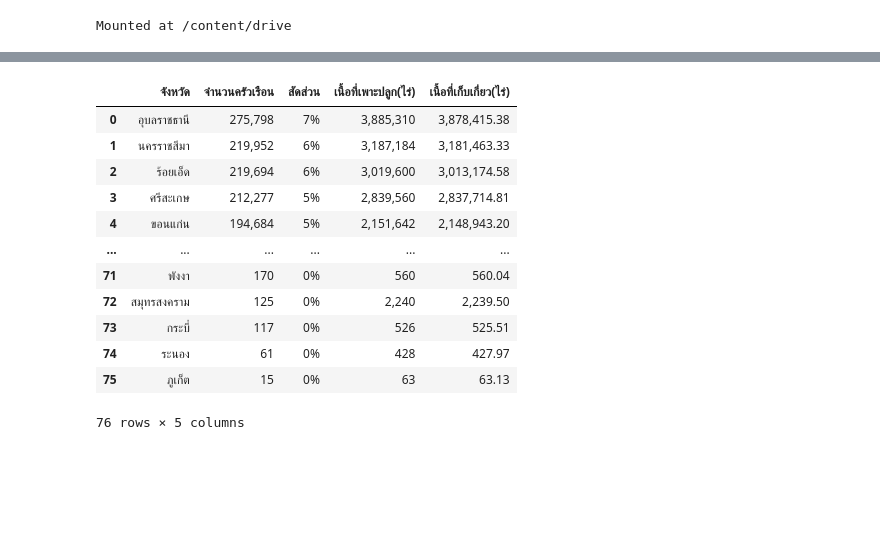
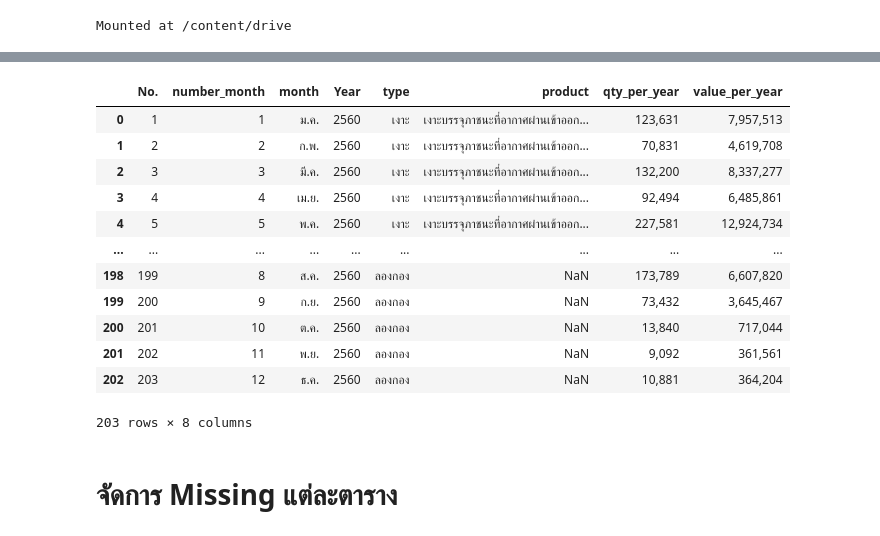
Before and after one commit to mintra-tippayaratsontorn/DWDM21, a Jupyter notebook: Project_DWDM.ipynb, the cells around one changed output, grey strips where cells are left out. Cells and saved outputs as stored; diff of their text form; code cells hidden in the pictures; blank space fills up the shorter version.

```diff
--- a/Project_DWDM.ipynb
+++ b/Project_DWDM.ipynb
@@ -53,17 +53,19 @@ data_rice60
 # %%
-data_rice61 = pd.read_csv(os.path.join(path,'in-season rice-2561.csv'))
-data_rice61
+data_60 = pd.read_csv(os.path.join(path,'ผลไม้ส่งออกรายเดือนปี60.csv'))
+data_60
 # %% [output]
-|  | จังหวัด | จำนวนครัวเรือน | สัดส่วน | เนื้อที่เพาะปลูก(ไร่) | เนื้อที่เก็บเกี่ยว(ไร่) |
-| 0 | อุบลราชธานี | 275,798 | 7% | 3,885,310 | 3,878,415.38 |
-| 1 | นครราชสีมา | 219,952 | 6% | 3,187,184 | 3,181,463.33 |
-| 2 | ร้อยเอ็ด | 219,694 | 6% | 3,019,600 | 3,013,174.58 |
-| 3 | ศรีสะเกษ | 212,277 | 5% | 2,839,560 | 2,837,714.81 |
-| 4 | ขอนแก่น | 194,684 | 5% | 2,151,642 | 2,148,943.20 |
-| ... | ... | ... | ... | ... | ... |
-| 71 | พังงา | 170 | 0% | 560 | 560.04 |
-| 72 | สมุทรสงคราม | 125 | 0% | 2,240 | 2,239.50 |
-| 73 | กระบี่ | 117 | 0% | 526 | 525.51 |
-| 74 | ระนอง | 61 | 0% | 428 | 427.97 |
-| 75 | ภูเก็ต | 15 | 0% | 63 | 63.13 |
+|  | No. | number_month | month | Year | type | product | qty_per_year | value_per_year |
+| 0 | 1 | 1 | ม.ค. | 2560 | เงาะ | เงาะบรรจุภาชนะที่อากาศผ่านเข้าออก... | 123,631 | 7,957,513 |
+| 1 | 2 | 2 | ก.พ. | 2560 | เงาะ | เงาะบรรจุภาชนะที่อากาศผ่านเข้าออก... | 70,831 | 4,619,708 |
+| 2 | 3 | 3 | มี.ค. | 2560 | เงาะ | เงาะบรรจุภาชนะที่อากาศผ่านเข้าออก... | 132,200 | 8,337,277 |
+| 3 | 4 | 4 | เม.ย. | 2560 | เงาะ | เงาะบรรจุภาชนะที่อากาศผ่านเข้าออก... | 92,494 | 6,485,861 |
+| 4 | 5 | 5 | พ.ค. | 2560 | เงาะ | เงาะบรรจุภาชนะที่อากาศผ่านเข้าออก... | 227,581 | 12,924,734 |
+| ... | ... | ... | ... | ... | ... | ... | ... | ... |
+| 198 | 199 | 8 | ส.ค. | 2560 | ลองกอง | NaN | 173,789 | 6,607,820 |
+| 199 | 200 | 9 | ก.ย. | 2560 | ลองกอง | NaN | 73,432 | 3,645,467 |
+| 200 | 201 | 10 | ต.ค. | 2560 | ลองกอง | NaN | 13,840 | 717,044 |
+| 201 | 202 | 11 | พ.ย. | 2560 | ลองกอง | NaN | 9,092 | 361,561 |
+| 202 | 203 | 12 | ธ.ค. | 2560 | ลองกอง | NaN | 10,881 | 364,204 |
-76 rows × 5 columns
+203 rows × 8 columns
+# %% [markdown]
+# จัดการ Missing แต่ละตาราง
```
Also changed, not shown: parts of 14 cells of this notebook.
